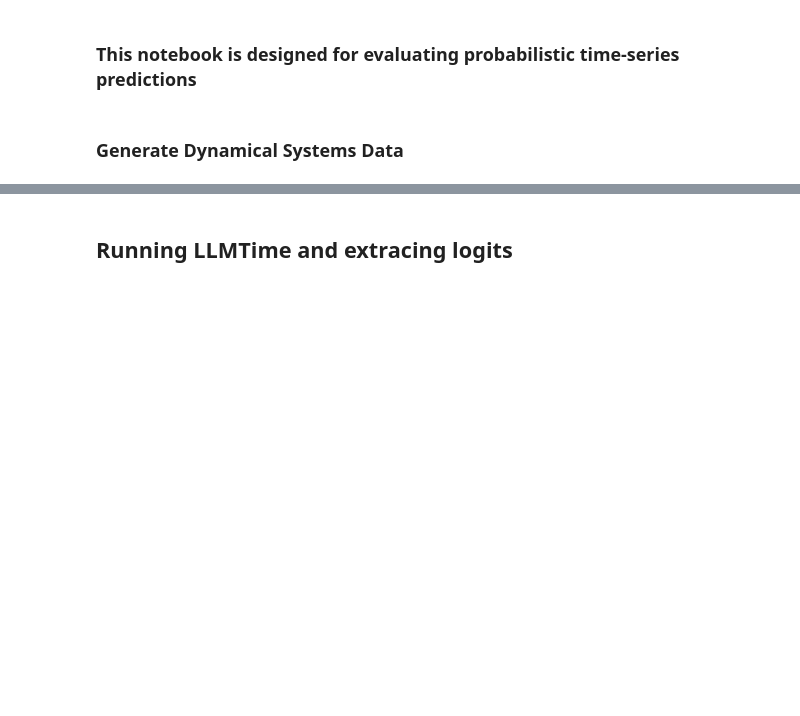
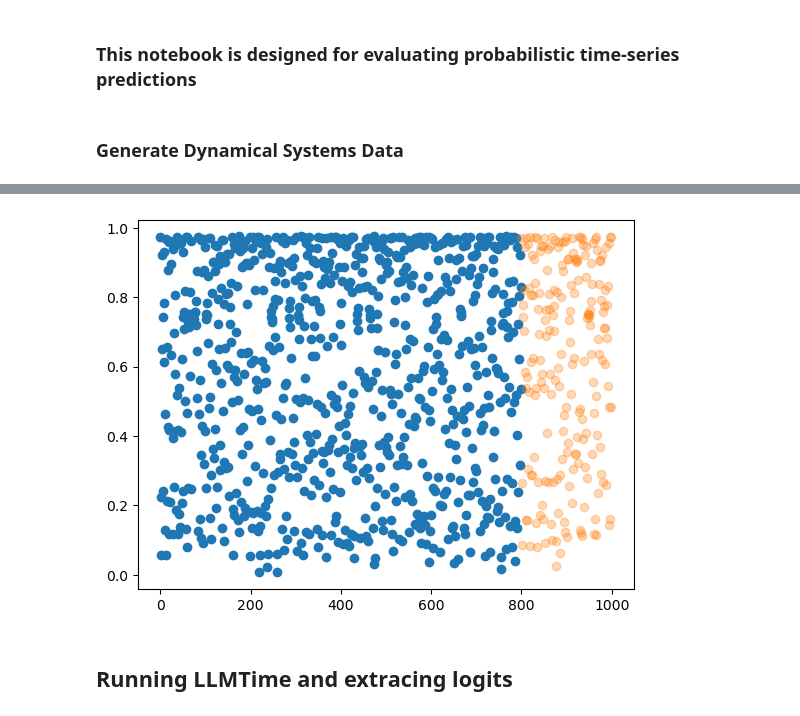
Before and after one commit to AntonioLiu97/llmICL, a Jupyter notebook: multi_digit_distribution_high_res_cache.ipynb, the cells around one changed output, grey strips where cells are left out. Cells and saved outputs as stored; diff of their text form; code cells hidden in the pictures; blank space fills up the shorter version.

```diff
--- a/multi_digit_distribution_high_res_cache.ipynb
+++ b/multi_digit_distribution_high_res_cache.ipynb
@@ -83,3 +85,49 @@ plt.plot([np.nan]*len(train)+list(test), alpha = 0.3)
+# %%
+### Logistic Map
+def logistic_map(r, x):
+    return r * x * (1 - x)
+
+### Manual differentiation
+def logistic_map_diff(r, x):
+    return np.abs(r * (1-2*x))
+
+# Parameters
+prec = 2
+
+x = 0.5  # Initial condition
+Nt = 1000  # Number of iterations
+
+r = 3.9  # Control parameter
+np.random.seed(6)
+sigma = 0.0136 # Noise level
+
+time_series = []
+time_series_diff = []
+mean_series = []
+sigma_series = []
+### Initial uncertainty is zero
+x_diff = 0
+for i in range(Nt):
+    x_mean = logistic_map(r, x)
+    x_sigma = x_diff * sigma
+    x = logistic_map(r, x + sigma * np.random.normal())
+    x_diff = logistic_map_diff(r, x)
+
+
+    time_series.append(x)
+    time_series_diff.append(x_diff)
+    mean_series.append(x_mean)
+    sigma_series.append(x_sigma)
+
+df = pd.DataFrame({'X': time_series})
+train = df['X'][0:int(Nt/5*4)]
+test = df['X'][int(Nt/5*4):]
+
+plt.plot(train, alpha = 1, lw = 0, marker = 'o')
+plt.plot([np.nan]*len(train)+list(test), alpha = 0.3, lw = 0, marker = 'o')
+plt.show()
+# %% [output]
+[figure, added]
 # %% [markdown]
 ## Running LLMTime and extracing logits
 # %% [markdown]
```
Also changed, not shown: parts of 8 cells of this notebook.
